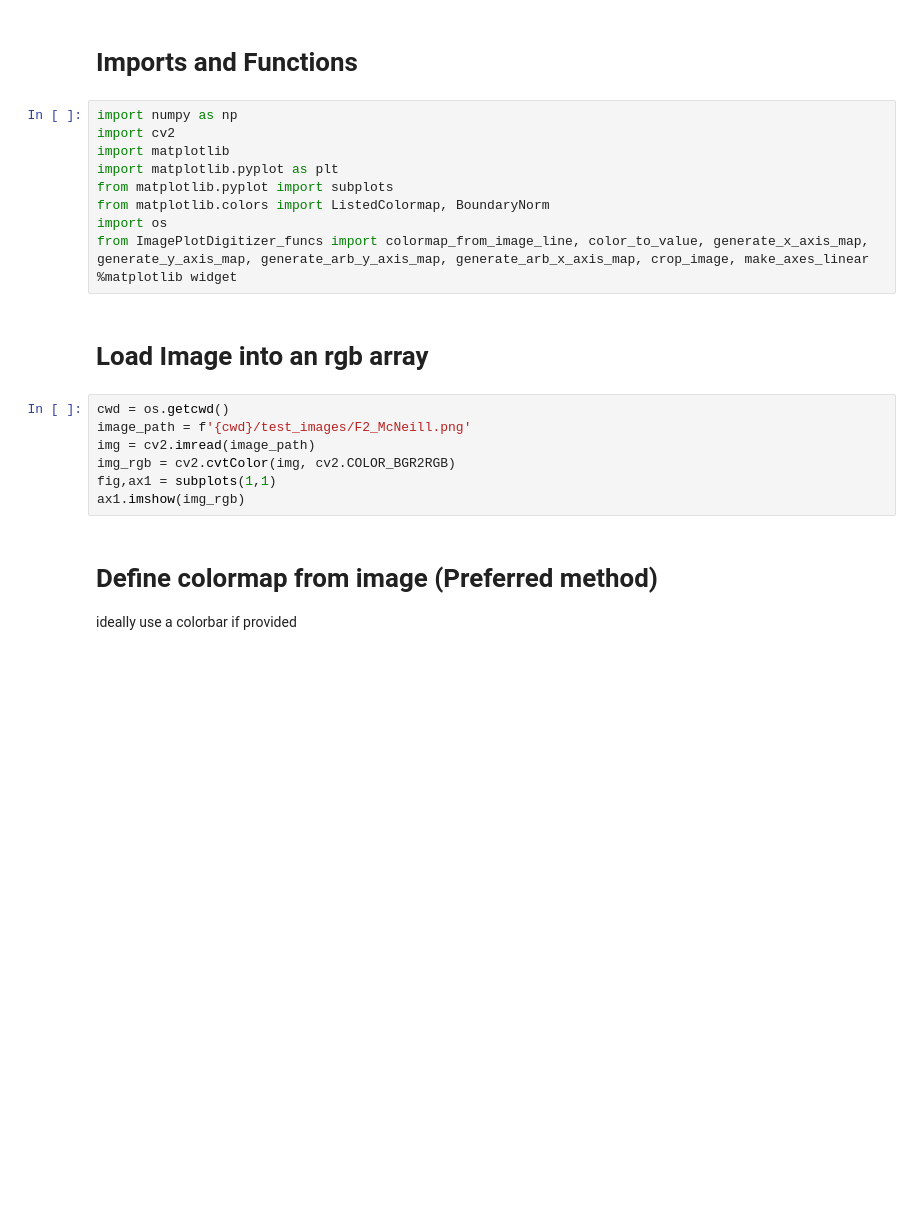
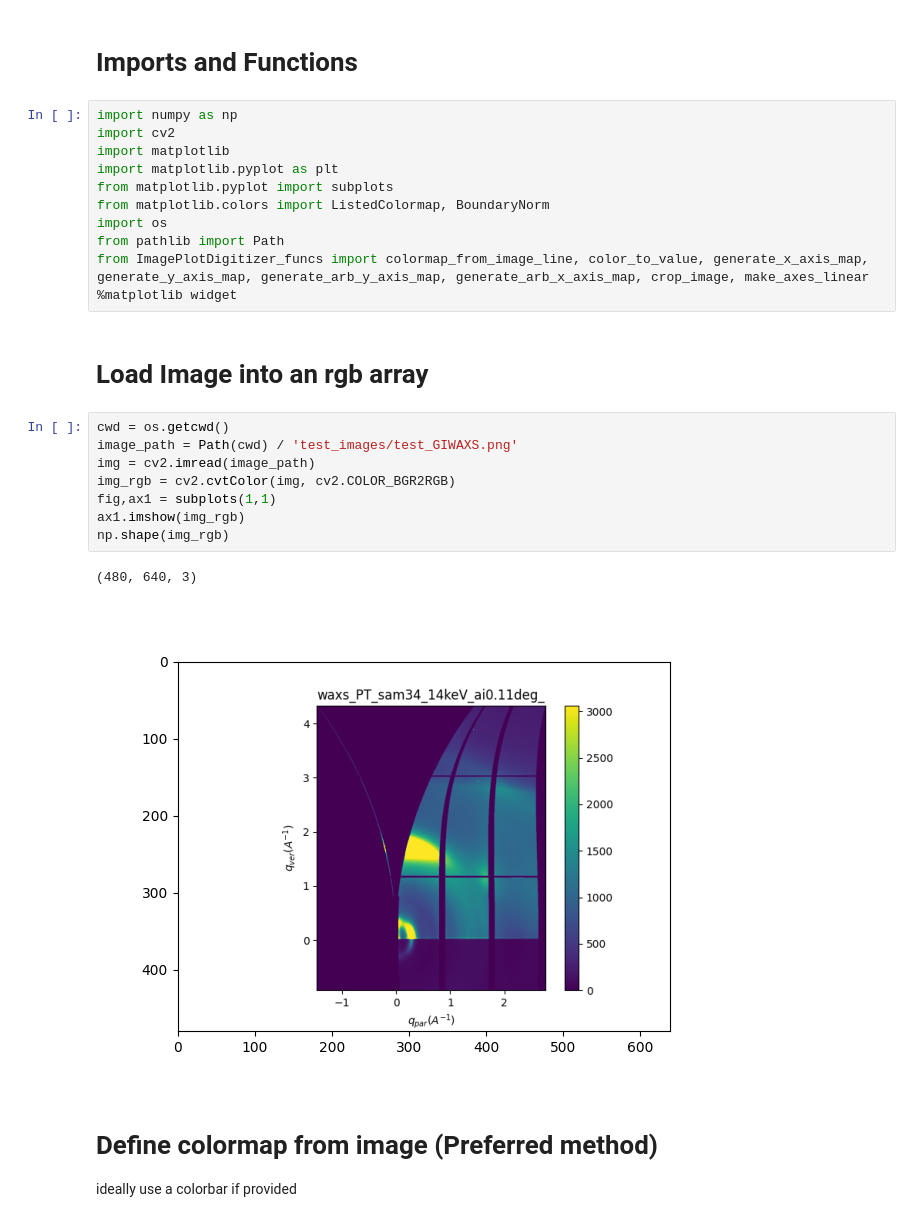
Before and after one commit to tchaney97/ImagePlotDigitizer, a Jupyter notebook: imgplot_to_array.ipynb, the cells around one changed output. Saved outputs shown, nothing was run; the diff lists cells and outputs as text; blank space fills up the shorter version.

```diff
--- a/imgplot_to_array.ipynb
+++ b/imgplot_to_array.ipynb
@@ -8,17 +8,22 @@ import matplotlib.pyplot as plt
 from matplotlib.pyplot import subplots
 from matplotlib.colors import ListedColormap, BoundaryNorm
 import os
+from pathlib import Path
 from ImagePlotDigitizer_funcs import colormap_from_image_line, color_to_value, generate_x_axis_map, generate_y_axis_map, generate_arb_y_axis_map, generate_arb_x_axis_map, crop_image, make_axes_linear
 %matplotlib widget
 # %% [markdown]
 # Load Image into an rgb array
 # %%
 cwd = os.getcwd()
-image_path = f'{cwd}/test_images/F2_McNeill.png'
+image_path = Path(cwd) / 'test_images/test_GIWAXS.png'
 img = cv2.imread(image_path)
 img_rgb = cv2.cvtColor(img, cv2.COLOR_BGR2RGB)
 fig,ax1 = subplots(1,1)
 ax1.imshow(img_rgb)
+np.shape(img_rgb)
+# %% [output]
+(480, 640, 3)
+[figure, added]
 # %% [markdown]
 # Define colormap from image (Preferred method)
 ideally use a colorbar if provided
```
Also changed, not shown: parts of 14 cells of this notebook, 4 other files.
